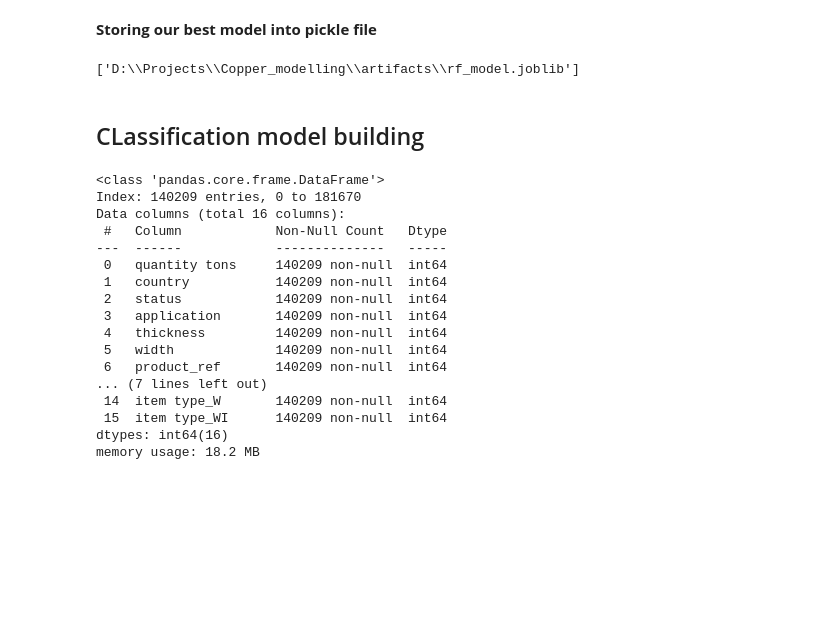
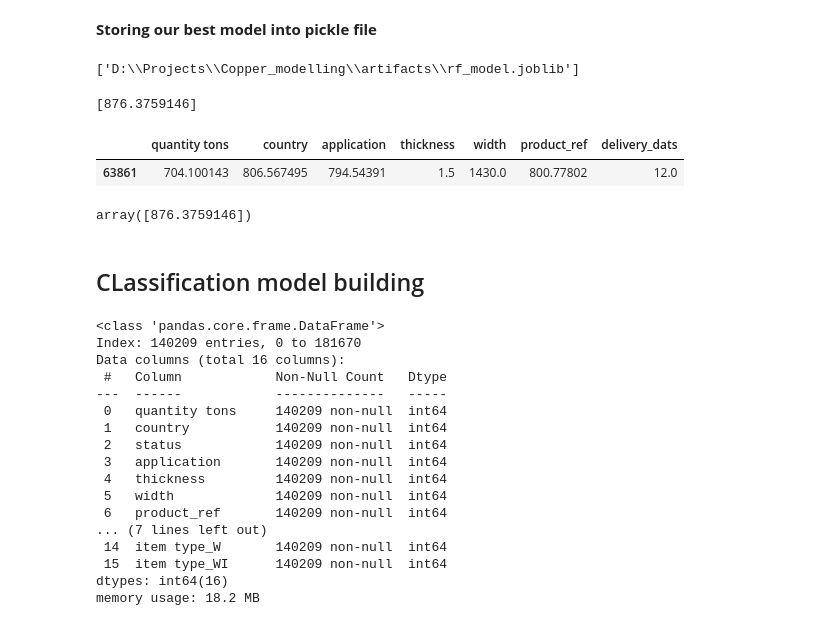
Before and after one commit to ImBharatkumar/Industrial-copper-price-prediction-and-lead-classification, a Jupyter notebook: src/notebook/industrial_cu_model.ipynb, the cells around one changed output. Saved outputs shown, nothing was run; the diff lists cells and outputs as text; code cells hidden in the pictures; blank space fills up the shorter version.

```diff
--- a/src/notebook/industrial_cu_model.ipynb
+++ b/src/notebook/industrial_cu_model.ipynb
@@ -378,3 +378,8 @@ filename = 'rf_model.joblib'
 dump(regr, f"{directory}\\{filename}")
 # %% [output]
 ['D:\\Projects\\Copper_modelling\\artifacts\\rf_model.joblib']
+# %%
+y=model.predict(X_train[0:1])
+print(np.exp(y))
+# %% [output]
+[876.3759146]
@@ -381,3 +388,12 @@ dump(regr, f"{directory}\\{filename}")
+# %%
+X_train[0:1]
+# %% [output]
+|  | quantity tons | country | application | thickness | width | product_ref | delivery_dats |
+| 63861 | 704.100143 | 806.567495 | 794.54391 | 1.5 | 1430.0 | 800.77802 | 12.0 |
+# %%
+np.exp(model.predict(X_train[0:1]))
+# %% [output]
+array([876.3759146])
 # %% [markdown]
 ## CLassification model building
 # %%
```
Also changed, not shown: parts of 1 cell of this notebook, 1 other file.
